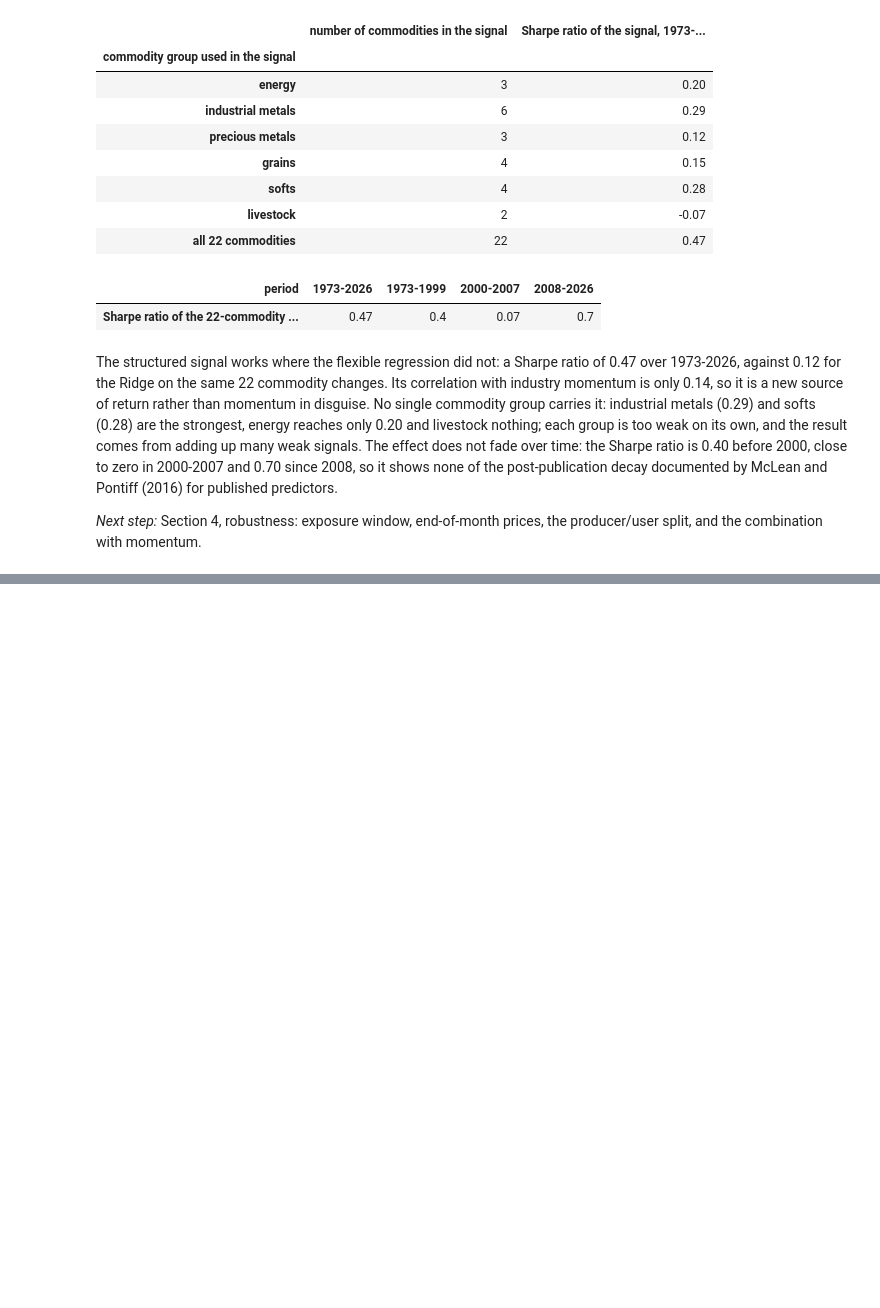
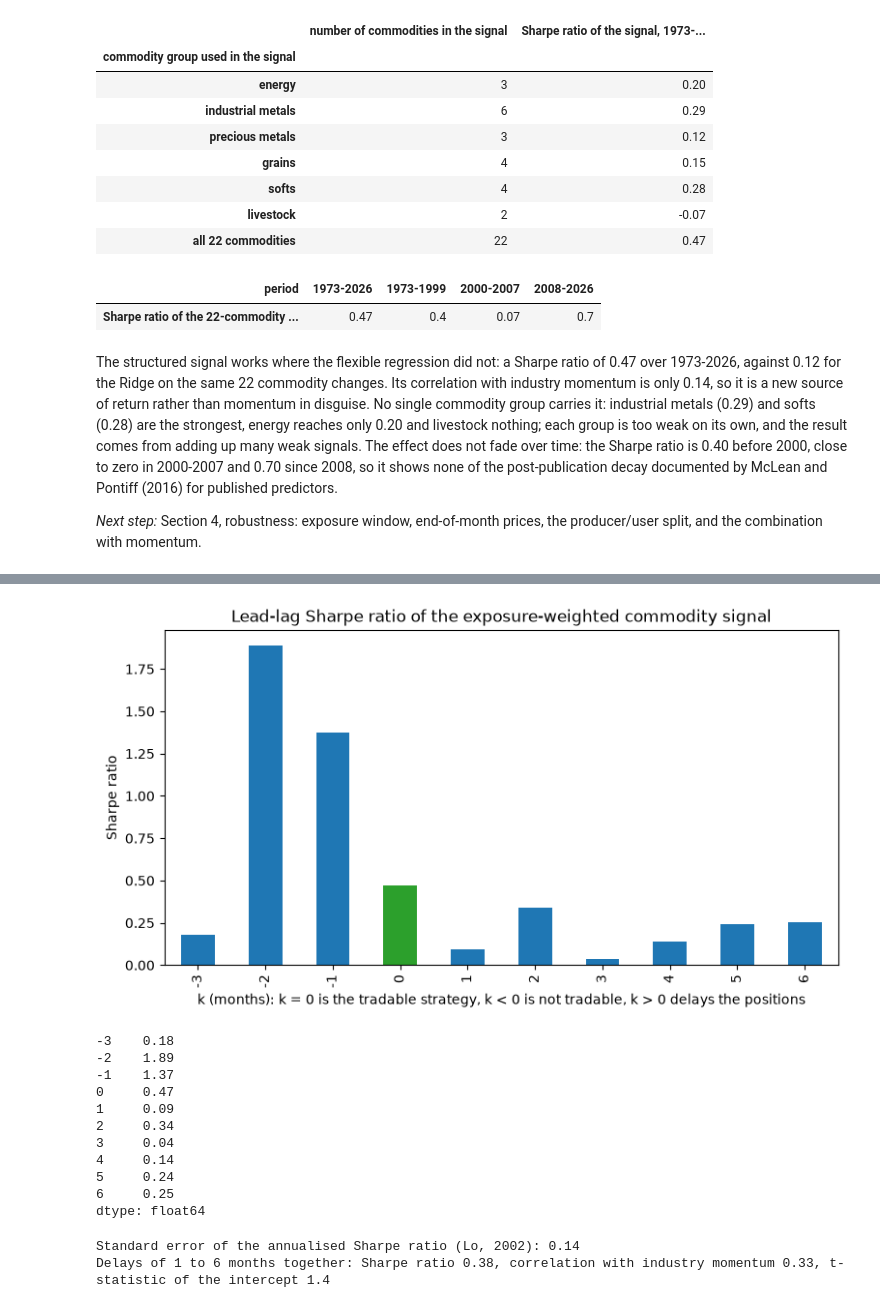
Before and after one commit to SelimLali/Machine_Learning_Trading, a Jupyter notebook: commodities_lead_industries.ipynb, the cells around one changed output, grey strips where cells are left out. Saved outputs shown, nothing was run; the diff lists cells and outputs as text; code cells hidden in the pictures; blank space fills up the shorter version.

Commit message:
Section 4: lead-lag, combination with momentum, transaction costs

```diff
--- a/commodities_lead_industries.ipynb
+++ b/commodities_lead_industries.ipynb
@@ -639,0 +657,46 @@ The structured signal works where the flexible regression did not: a Sharpe rati
+# %%
+# Lead-lag Sharpe ratio of the exposure-weighted signal (same tool as in 11_Backtesting)
+signal_positions = signal.apply(long_short_positions, axis=1)  # positions decided at the end of month t
+
+lead_lag = {}
+for k in range(-3, 7):
+    pnl_k = (signal_positions.shift(1 + k) * industry_returns).sum(axis=1).loc[EVALUATION_START:]
+    lead_lag[k] = sharpe_ratio(pnl_k)
+lead_lag = pd.Series(lead_lag)
+
+ax = lead_lag.plot.bar(color=["tab:green" if k == 0 else "tab:blue" for k in lead_lag.index],
+                       title="Lead-lag Sharpe ratio of the exposure-weighted commodity signal")
+ax.set_xlabel("k (months): k = 0 is the tradable strategy, k < 0 is not tradable, k > 0 delays the positions")
+ax.set_ylabel("Sharpe ratio")
+plt.show()
+lead_lag.round(2)
+# %% [output]
+[figure, added]
+-3    0.18
+-2    1.89
+-1    1.37
+0     0.47
+1     0.09
+2     0.34
+3     0.04
+4     0.14
+5     0.24
+6     0.25
+dtype: float64
+# %%
+from scipy.stats import linregress
+
+T = len(pnl_signal)
+sr_monthly = sharpe_ratio(pnl_signal) / np.sqrt(12)
+se = np.sqrt(12) * np.sqrt((1 + 0.5 * sr_monthly**2) / T)
+print(f"Standard error of the annualised Sharpe ratio (Lo, 2002): {se:.2f}")
+
+# Delays of 1 to 6 months taken together: is anything left once industry momentum is accounted for?
+pnl_delayed = sum((signal_positions.shift(1 + k) * industry_returns).sum(axis=1) for k in range(1, 7)).loc[EVALUATION_START:]
+fit = linregress(pnl_momentum, pnl_delayed)  # the intercept is the average P&L that momentum does not explain
+print(f"Delays of 1 to 6 months together: Sharpe ratio {sharpe_ratio(pnl_delayed):.2f}, "
+      f"correlation with industry momentum {pnl_delayed.corr(pnl_momentum):.2f}, "
+      f"t-statistic of the intercept {fit.intercept / fit.intercept_stderr:.1f}")
+# %% [output]
+Standard error of the annualised Sharpe ratio (Lo, 2002): 0.14
+Delays of 1 to 6 months together: Sharpe ratio 0.38, correlation with industry momentum 0.33, t-statistic of the intercept 1.4
```
Also changed, not shown: parts of 13 cells of this notebook.
